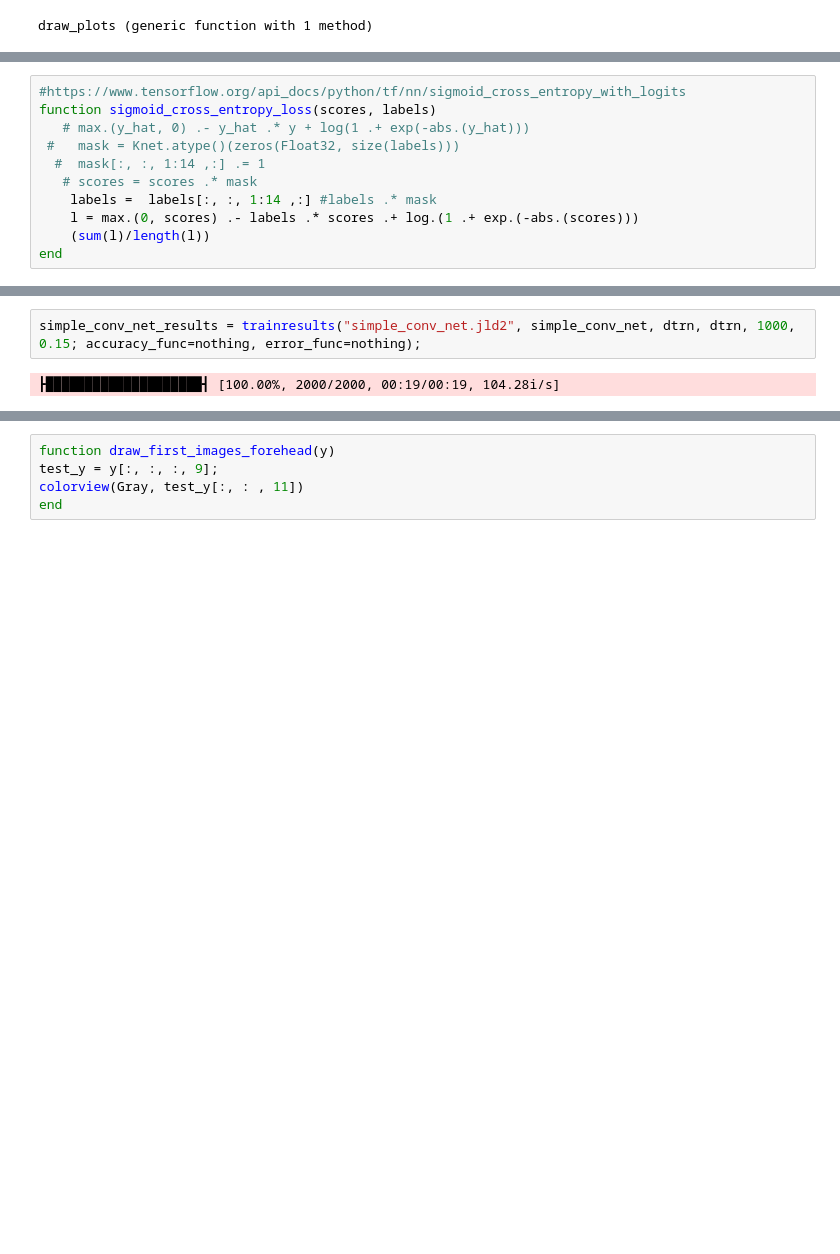
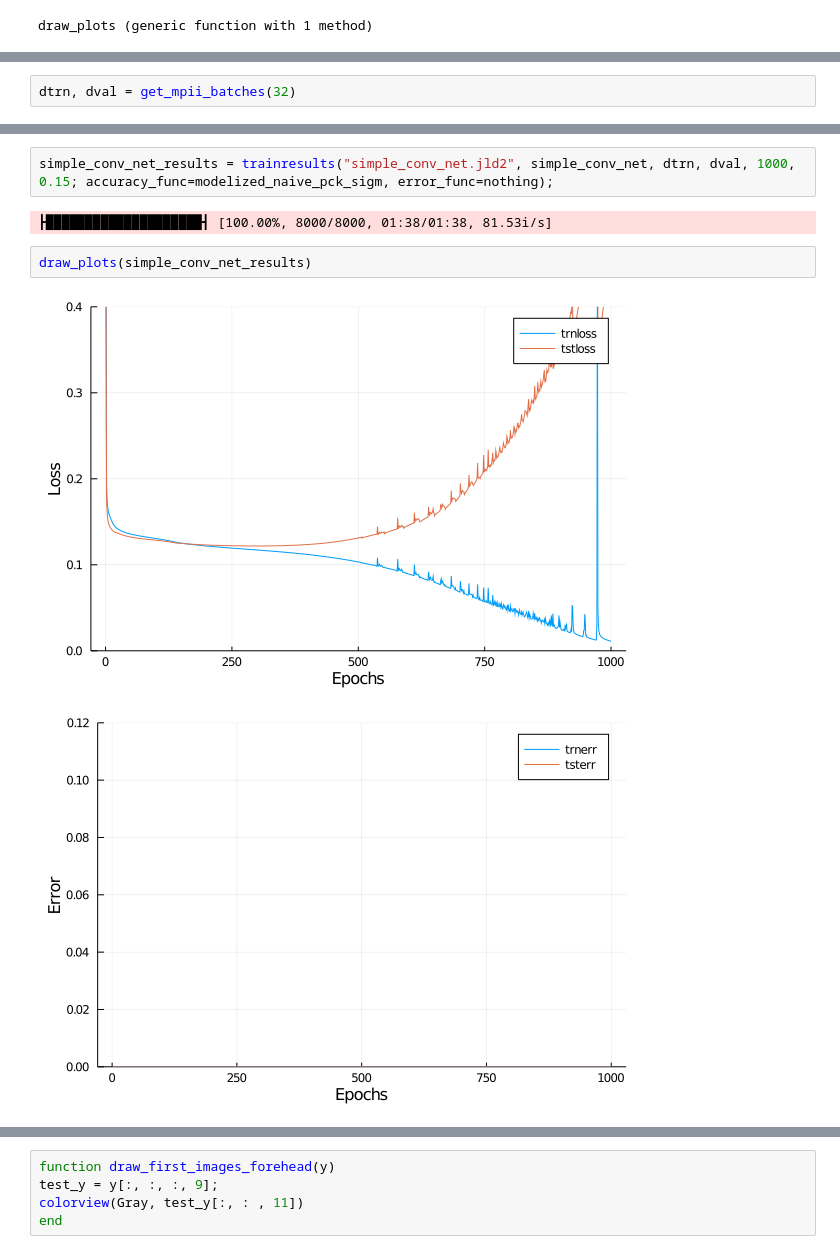
Before and after one commit to gsoykan/deepercut-replication, a Jupyter notebook: deeper-cut/mpii.batcher.ipynb, the cells around one changed output, grey strips where cells are left out. Saved outputs shown, nothing was run; the diff lists cells and outputs as text; blank space fills up the shorter version.

Commit message:
create batcher and get ready for actual training

```diff
--- a/deeper-cut/mpii.batcher.ipynb
+++ b/deeper-cut/mpii.batcher.ipynb
@@ -71,11 +29,0 @@ dtrn = minibatch(xtrn, ytrn, 32; xsize = (xsize...,:), ysize=(ysize...,:), xtype
-# %%
-#https://www.tensorflow.org/api_docs/python/tf/nn/sigmoid_cross_entropy_with_logits
-function sigmoid_cross_entropy_loss(scores, labels)
-   # max.(y_hat, 0) .- y_hat .* y + log(1 .+ exp(-abs.(y_hat)))
- #   mask = Knet.atype()(zeros(Float32, size(labels)))
-  #  mask[:, :, 1:14 ,:] .= 1
-   # scores = scores .* mask
-    labels =  labels[:, :, 1:14 ,:] #labels .* mask
-    l = max.(0, scores) .- labels .* scores .+ log.(1 .+ exp.(-abs.(scores)))
-    (sum(l)/length(l))
-end
@@ -83,0 +30,2 @@ sigmoid_cross_entropy_loss (generic function with 1 method)
+# %%
+dtrn, dval = get_mpii_batches(32)
@@ -95,6 +45,11 @@ simple_conv_net =   Chain(
 # %% [output]
 Chain((ResLayerConv(P(KnetArray{Float32,4}(3,3,3,8)), 1, 2), ResLayerConv(P(KnetArray{Float32,4}(3,3,8,16)), 1, 2), ResLayerConv(P(KnetArray{Float32,4}(3,3,16,32)), 1, 2), Conv2(P(KnetArray{Float32,4} ...
 # %%
-simple_conv_net_results = trainresults("simple_conv_net.jld2", simple_conv_net, dtrn, dtrn, 1000, 0.15; accuracy_func=nothing, error_func=nothing);
+simple_conv_net_results = trainresults("simple_conv_net.jld2", simple_conv_net, dtrn, dval, 1000, 0.15; accuracy_func=modelized_naive_pck_sigm, error_func=nothing);
 # %% [output]
-┣████████████████████┫ [100.00%, 2000/2000, 00:19/00:19, 104.28i/s]
+┣████████████████████┫ [100.00%, 8000/8000, 01:38/01:38, 81.53i/s]
+# %%
+draw_plots(simple_conv_net_results)
+# %% [output]
+[figure, added]
+[figure, added]
```
Also changed, not shown: parts of 18 cells of this notebook, 5 other files.
